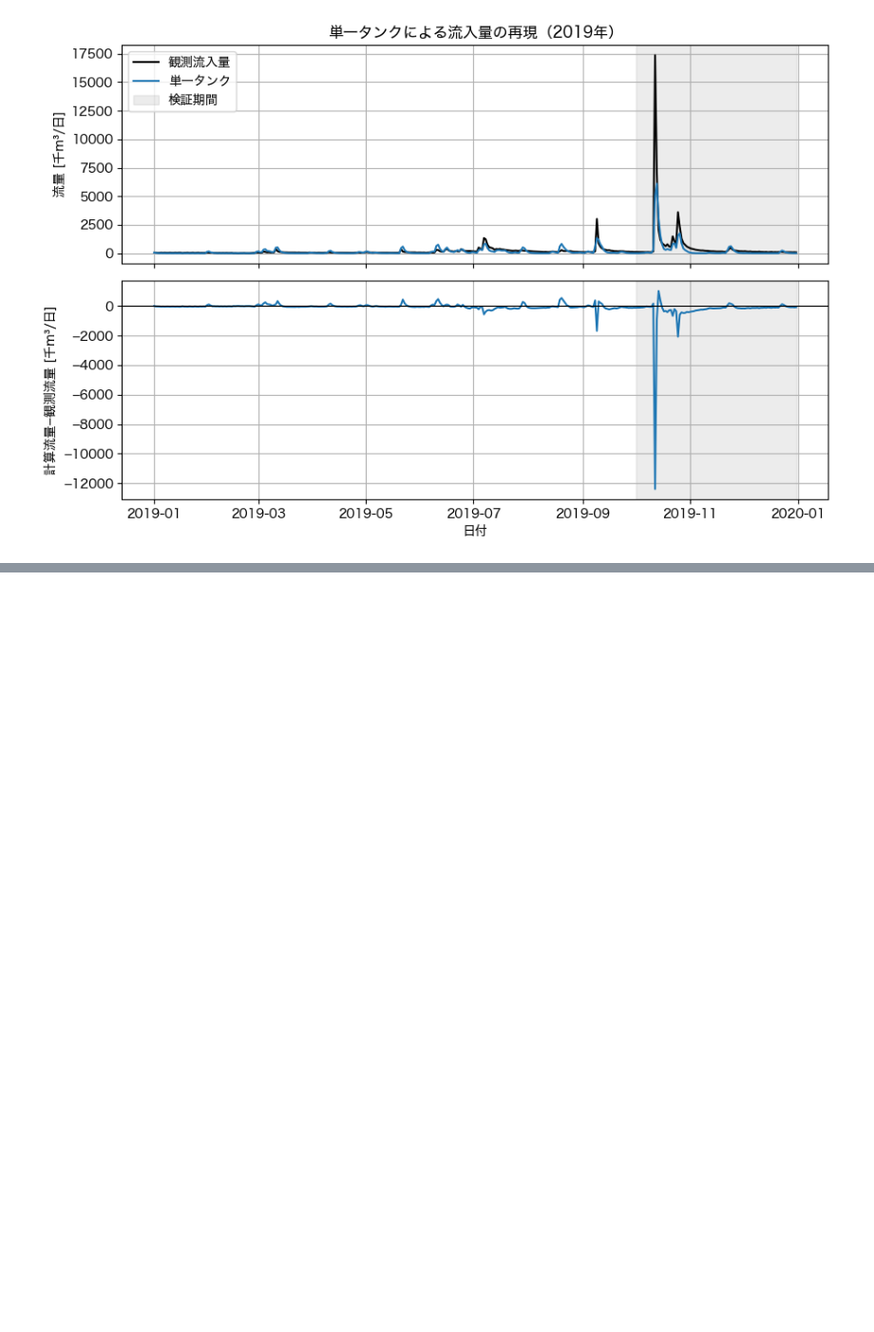
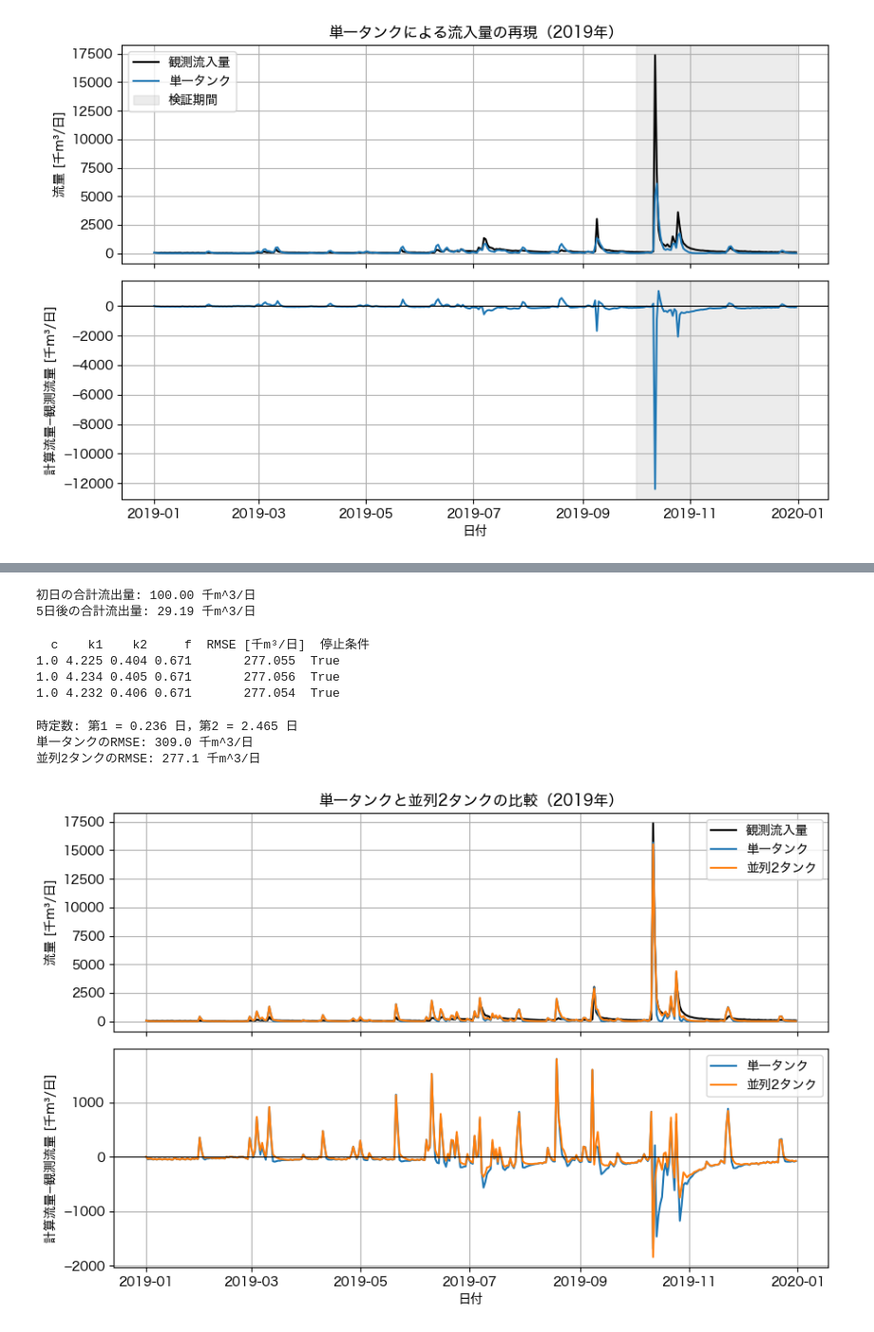
Before and after one commit to k16kgw/Class_Josai_AppliedProgrammingII, a Jupyter notebook: class/08/notebooks/tank_model.ipynb, the cells around one changed output, grey strips where cells are left out. Shown at 95% size. Drawn from its saved outputs; the diff is of its cells as text; code cells hidden in the pictures; blank space fills up the shorter version.

```diff
--- a/class/08/notebooks/tank_model.ipynb
+++ b/class/08/notebooks/tank_model.ipynb
@@ -255,0 +279,77 @@ plt.show()
+# %%
+q2_demo = simulate_tank2((0.7, 0.5, 0.1, 0.6), t_demo, rain_demo, q0_demo)
+print(f"初日の合計流出量: {q2_demo[0]:.2f} 千m^3/日")
+print(f"5日後の合計流出量: {q2_demo[5]:.2f} 千m^3/日")
+# %% [output]
+初日の合計流出量: 100.00 千m^3/日
+5日後の合計流出量: 29.19 千m^3/日
+# %%
+def residuals_tank2(theta, t_data, rain_data, qin_data, fit_mask):
+    q_model = simulate_tank2(theta, t_data, rain_data, qin_data[0])
+    return (q_model - qin_data)[fit_mask]
+# %%
+fit_mask = np.ones(len(t_data), dtype=bool)
+bounds_tank2 = ([0.0, 0.001, 0.001, 0.0], [1.0, 5.0, 5.0, 1.0])
+initial_guesses_2 = [
+    [0.7, 0.8, 0.03, 0.5],
+    [0.5, 1.5, 0.1, 0.7],
+    [0.9, 0.2, 0.02, 0.3],
+]
+# %%
+fit_rows = []
+best_cost = np.inf
+for guess in initial_guesses_2:
+    res2 = least_squares(
+        residuals_tank2, guess,
+        args=(t_data, rain_obs, qin_obs, fit_mask),
+        bounds=bounds_tank2, diff_step=0.01,
+    )
+    c2, k12, k22, f2 = res2.x
+    rmse2 = np.sqrt(np.mean(res2.fun ** 2))
+    fit_rows.append([c2, k12, k22, f2, rmse2, res2.success])
+    if res2.cost < best_cost:
+        best_cost = res2.cost
+        result_tank2 = res2
+fit_table = pd.DataFrame(fit_rows, columns=["c", "k1", "k2", "f", "RMSE [千m³/日]", "停止条件"])
+print(fit_table.round(3).to_string(index=False))
+# %% [output]
+  c    k1    k2     f  RMSE [千m³/日]  停止条件
+1.0 4.225 0.404 0.671       277.055  True
+1.0 4.234 0.405 0.671       277.056  True
+1.0 4.232 0.406 0.671       277.054  True
+# %%
+q_tank = simulate_tank(theta_reference, t_data, rain_obs, qin_obs[0])
+residual_tank = q_tank - qin_obs
+rmse_tank = np.sqrt(np.mean(residual_tank ** 2))
+c2_hat, k1_hat, k2_hat, f_hat = result_tank2.x
+q_tank2 = simulate_tank2(result_tank2.x, t_data, rain_obs, qin_obs[0])
+residual_tank2 = q_tank2 - qin_obs
+rmse_tank2 = np.sqrt(np.mean(residual_tank2 ** 2))
+print(f"時定数: 第1 = {1 / k1_hat:.3f} 日，第2 = {1 / k2_hat:.3f} 日")
+print(f"単一タンクのRMSE: {rmse_tank:.1f} 千m^3/日")
+print(f"並列2タンクのRMSE: {rmse_tank2:.1f} 千m^3/日")
+# %% [output]
+時定数: 第1 = 0.236 日，第2 = 2.465 日
+単一タンクのRMSE: 309.0 千m^3/日
+並列2タンクのRMSE: 277.1 千m^3/日
+# %%
+fig, axes = plt.subplots(2, 1, figsize=(9, 6), sharex=True)
+axes[0].plot(data["date"], qin_obs, color="black", label="観測流入量")
+axes[0].plot(data["date"], q_tank, color="tab:blue", label="単一タンク")
+axes[0].plot(data["date"], q_tank2, color="tab:orange", label="並列2タンク")
+axes[0].set_title(f"単一タンクと並列2タンクの比較（{year}年）")
+axes[0].set_ylabel("流量 [千m³/日]")
+axes[0].legend()
+axes[1].plot(data["date"], residual_tank, color="tab:blue", label="単一タンク")
+axes[1].plot(data["date"], residual_tank2, color="tab:orange", label="並列2タンク")
+axes[1].axhline(0, color="black", linewidth=0.8)
+axes[1].set_ylabel("計算流量−観測流量 [千m³/日]")
+axes[1].set_xlabel("日付")
+axes[1].legend()
+for ax in axes:
+    ax.grid(True)
+fig.tight_layout()
+fig.savefig(FIGURE_DIR / "one_vs_two_2019.png", dpi=150)
+plt.show()
+# %% [output]
+[figure, added]
```
Also changed, not shown: parts of 20 cells of this notebook, 3 other files.
